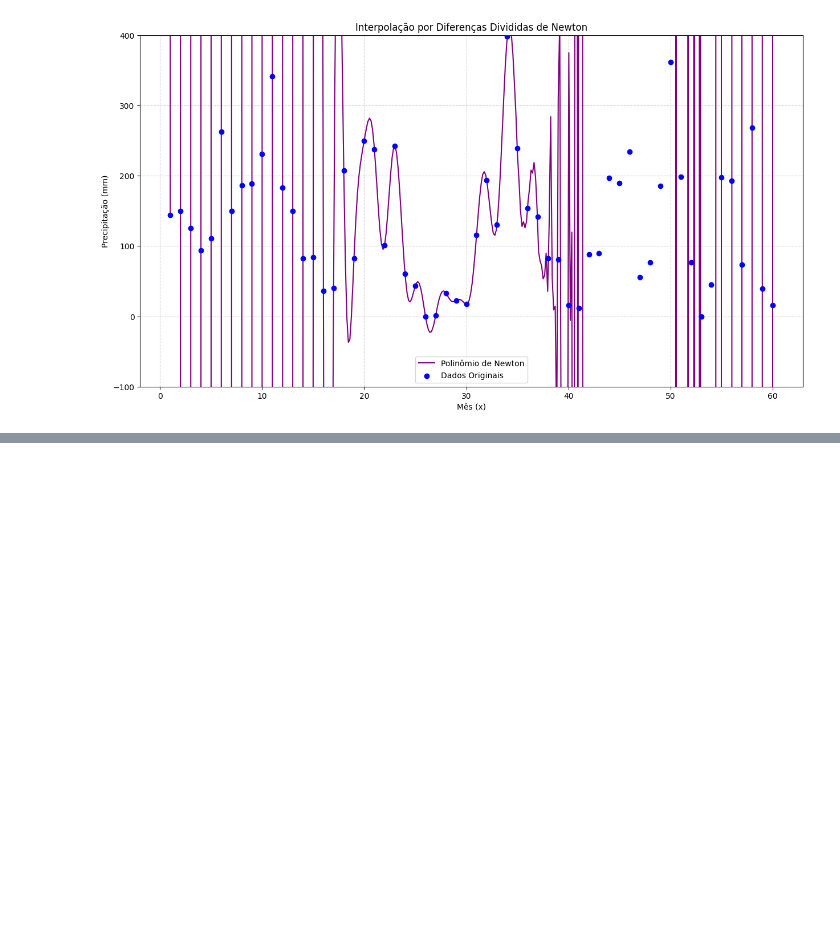
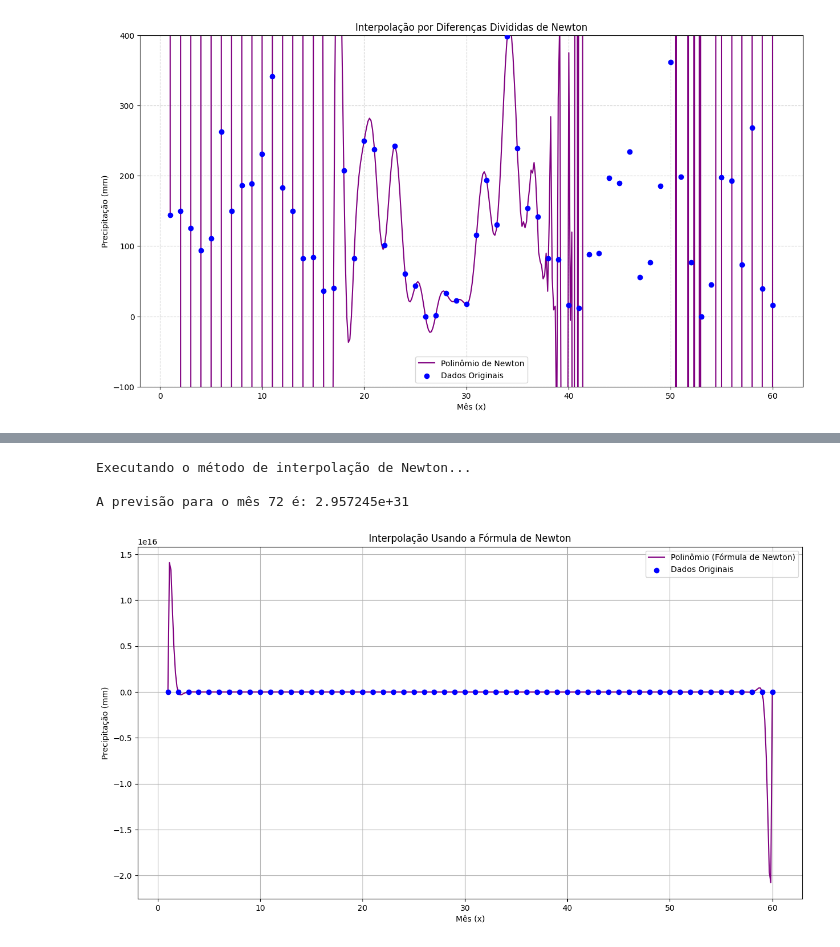
Before and after one commit to asegnibo/Calculo_Numerico, a Jupyter notebook: modelo_trigonometrico.ipynb, the cells around one changed output, grey strips where cells are left out. Drawn from its saved outputs; the diff is of its cells as text; code cells hidden in the pictures; blank space fills up the shorter version.

Commit message:
newton

```diff
--- a/modelo_trigonometrico.ipynb
+++ b/modelo_trigonometrico.ipynb
@@ -408,0 +411,80 @@ A precipitação estimada para o mês 72 é: 2.957245e+31
+# %%
+import numpy as np
+import matplotlib.pyplot as plt
+
+# --- Seus dados ---
+x_dados = np.arange(1, 61)
+y_dados = np.array([
+    144.4, 150.0, 125.8, 94.0, 111.0, 262.2, 149.8, 186.0, 188.4, 231.3,
+    341.4, 182.7, 149.6, 82.4, 84.0, 35.9, 40.3, 207.0, 82.4, 250.0,
+    237.2, 101.2, 242.7, 60.4, 43.2, 0.0, 1.1, 33.1, 22.3, 17.1,
+    115.3, 193.2, 130.4, 397.8, 239.0, 153.6, 141.4, 82.6, 80.8, 15.6,
+    11.8, 88.0, 90.0, 196.6, 189.2, 234.2, 55.4, 76.4, 185.4, 362.0,
+    198.8, 76.4, 0.0, 44.8, 197.3, 192.8, 73.1, 268.0, 39.0, 15.8
+])
+
+# ==============================================================================
+# PARTE 1: CALCULANDO OS "INGREDIENTES" (AS DIFERENÇAS DIVIDIDAS)
+# ==============================================================================
+def calcular_coeficientes_newton(x, y):
+    """
+    Esta função calcula os coeficientes c0, c1, c2, ...
+    que são as próprias diferenças divididas.
+    """
+    n = len(y)
+    coef = np.zeros([n, n])
+    coef[:,0] = y
+
+    for j in range(1, n):
+        for i in range(n - j):
+            coef[i][j] = (coef[i+1][j-1] - coef[i][j-1]) / (x[i+j] - x[i])
+
+    return coef[0, :] # Os coeficientes são a primeira linha da tabela
+
+# ==============================================================================
+# PARTE 2: USANDO A "RECEITA" (A FÓRMULA DE NEWTON)
+# ==============================================================================
+def avaliar_com_formula_newton(coef, x_data, x_eval):
+    """
+    Esta função usa a Fórmula de Newton para montar o polinômio e calcular
+    seu valor em um ponto específico (x_eval), usando os coeficientes da Parte 1.
+    P(x) = c0 + c1(x-x0) + c2(x-x0)(x-x1) + ...
+    """
+    n = len(coef) - 1
+    p = coef[n] # Começa com o último coeficiente
+    for k in range(1, n + 1):
+        # Itera de trás para frente, construindo o polinômio
+        p = coef[n - k] + (x_eval - x_data[n - k]) * p
+    return p
+
+# --- Executando o Processo Completo ---
+print("Executando o método de interpolação de Newton...")
+
+# 1. Obter os ingredientes (Diferenças Divididas)
+coeficientes = calcular_coeficientes_newton(x_dados, y_dados)
+
+# 2. Usar a receita (Fórmula de Newton) para prever o mês 72
+mes_futuro = 72
+precipitacao_prevista = avaliar_com_formula_newton(coeficientes, x_dados, mes_futuro)
+
+print(f"\nA previsão para o mês {mes_futuro} é: {precipitacao_prevista:e}")
+
+# 3. Usar a receita novamente para gerar o gráfico
+x_curva = np.linspace(1, 60, 400)
+y_curva = [avaliar_com_formula_newton(coeficientes, x_dados, x) for x in x_curva]
+
+# --- Visualização ---
+plt.figure(figsize=(15, 8))
+plt.plot(x_curva, y_curva, label='Polinômio (Fórmula de Newton)', color='purple')
+plt.scatter(x_dados, y_dados, label='Dados Originais', color='blue', zorder=5)
+plt.title('Interpolação Usando a Fórmula de Newton')
+plt.xlabel('Mês (x)')
+plt.ylabel('Precipitação (mm)')
+plt.grid(True)
+plt.legend()
+plt.show()
+# %% [output]
+Executando o método de interpolação de Newton...
+
+A previsão para o mês 72 é: 2.957245e+31
+[figure, added]
```
Also changed, not shown: parts of 1 cell of this notebook.
